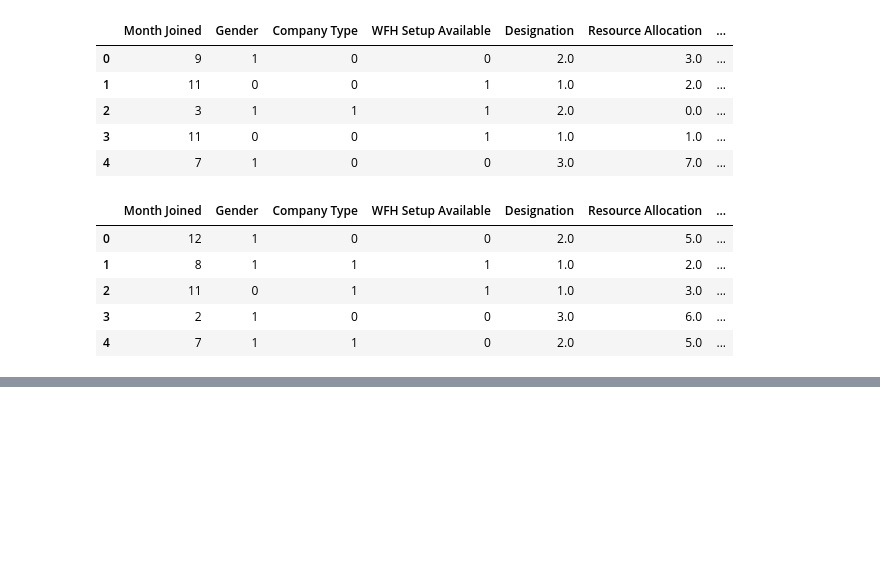
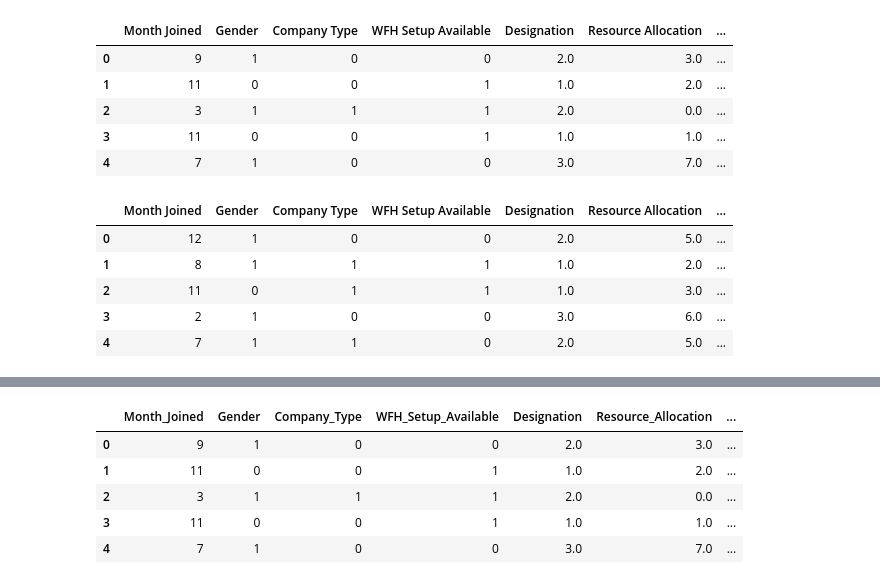
Before and after one commit to drsharice/Final-Project, a Jupyter notebook: rizky/burn.ipynb, the cells around one changed output, grey strips where cells are left out. Cells and saved outputs as stored; diff of their text form; code cells hidden in the pictures; blank space fills up the shorter version.

```diff
--- a/rizky/burn.ipynb
+++ b/rizky/burn.ipynb
@@ -141,0 +158,10 @@ NameError: name 'test_features' is not defined
+# %%
+features.columns = features.columns.str.replace(' ', '_')
+features.head()
+# %% [output]
+|  | Month_Joined | Gender | Company_Type | WFH_Setup_Available | Designation | Resource_Allocation | ... |
+| 0 | 9 | 1 | 0 | 0 | 2.0 | 3.0 | ... |
+| 1 | 11 | 0 | 0 | 1 | 1.0 | 2.0 | ... |
+| 2 | 3 | 1 | 1 | 1 | 2.0 | 0.0 | ... |
+| 3 | 11 | 0 | 0 | 1 | 1.0 | 1.0 | ... |
+| 4 | 7 | 1 | 0 | 0 | 3.0 | 7.0 | ... |
```
Also changed, not shown: parts of 26 cells of this notebook, 1 other file.
